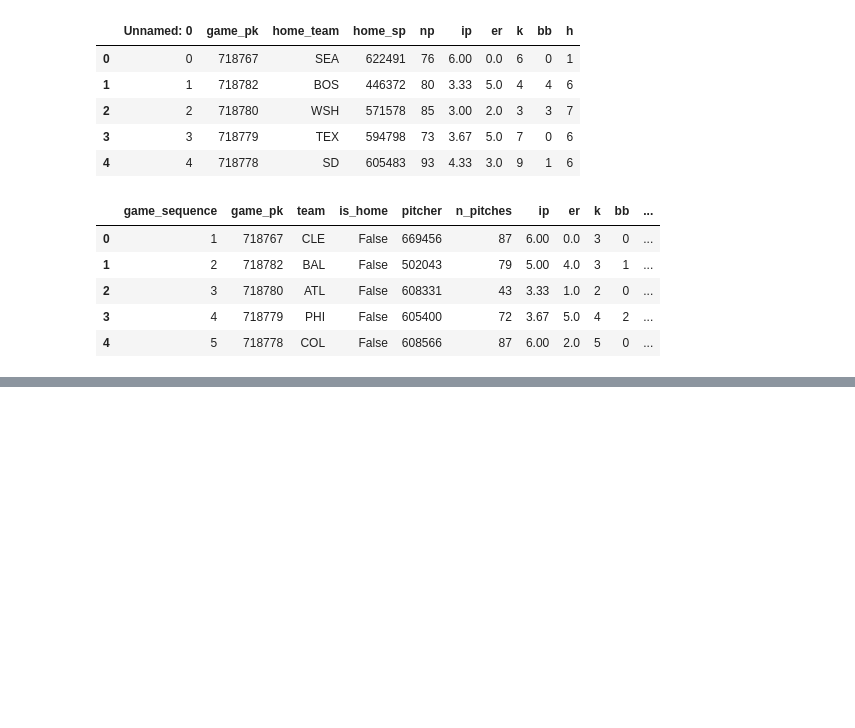
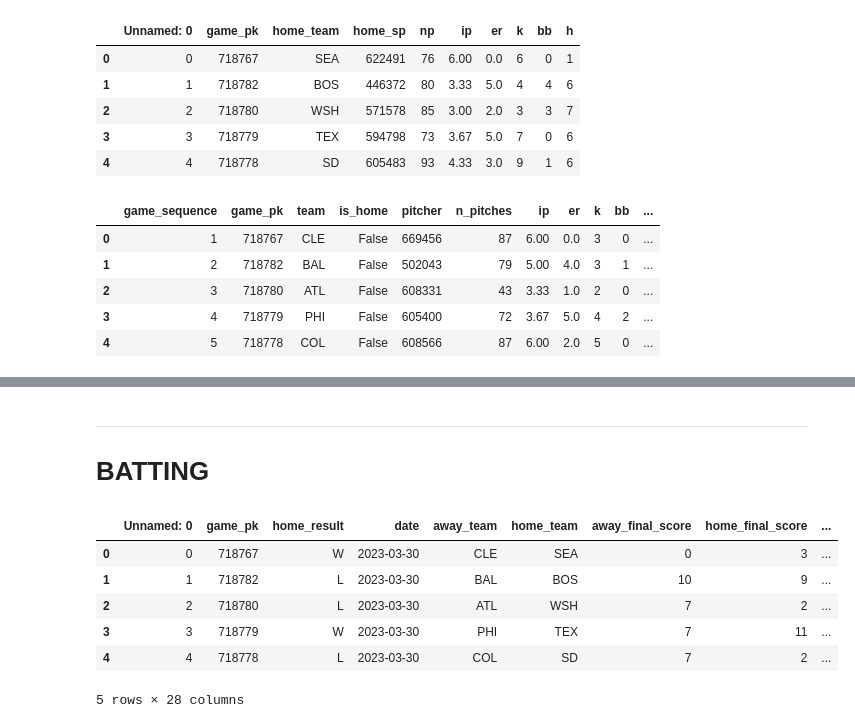
Before and after one commit to Stevey8/MLB-WL-prediction, a Jupyter notebook: cleaning_2023_data.ipynb, the cells around one changed output, grey strips where cells are left out. Drawn from its saved outputs; the diff is of its cells as text; code cells hidden in the pictures; blank space fills up the shorter version.

```diff
--- a/cleaning_2023_data.ipynb
+++ b/cleaning_2023_data.ipynb
@@ -62,0 +72,14 @@ sp2023_era.to_csv('cleaned_pitching_data_2023_starter_era.csv', index=True)
+# %% [markdown]
+---
+# BATTING
+# %%
+df = pd.read_csv('data_without_metric_2023.csv')
+df.head()
+# %% [output]
+|  | Unnamed: 0 | game_pk | home_result | date | away_team | home_team | away_final_score | home_final_score | ... |
+| 0 | 0 | 718767 | W | 2023-03-30 | CLE | SEA | 0 | 3 | ... |
+| 1 | 1 | 718782 | L | 2023-03-30 | BAL | BOS | 10 | 9 | ... |
+| 2 | 2 | 718780 | L | 2023-03-30 | ATL | WSH | 7 | 2 | ... |
+| 3 | 3 | 718779 | W | 2023-03-30 | PHI | TEX | 7 | 11 | ... |
+| 4 | 4 | 718778 | L | 2023-03-30 | COL | SD | 7 | 2 | ... |
+5 rows × 28 columns
```
Also changed, not shown: parts of 9 cells of this notebook, 1 other file.
